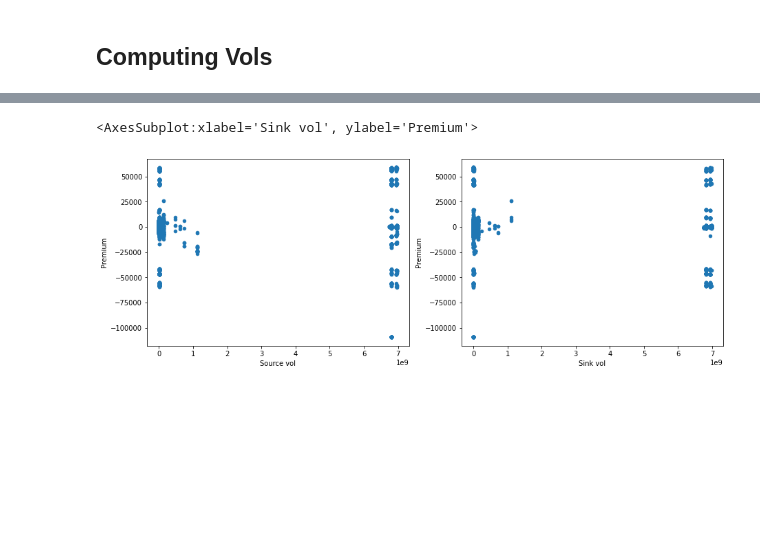
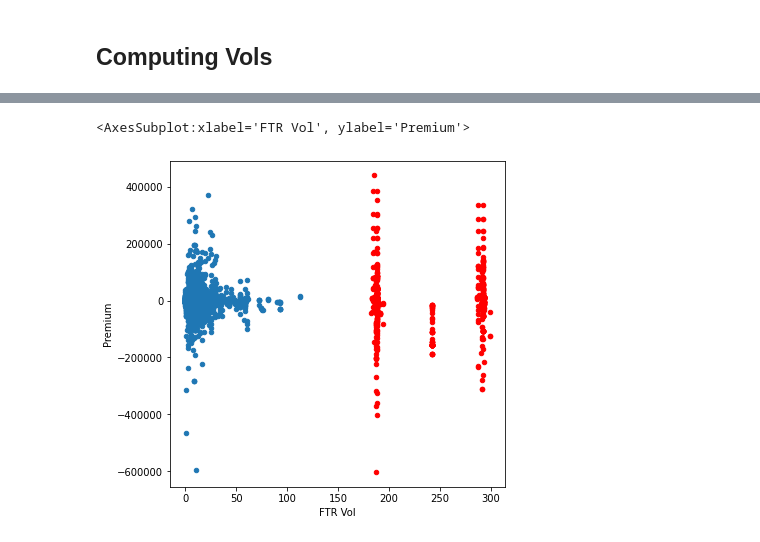
Before and after one commit to benkrakoff/FTR_project, a Jupyter notebook: FTR Exploration Code.ipynb, the cells around one changed output, grey strips where cells are left out. Cells and saved outputs as stored; diff of their text form; code cells hidden in the pictures; blank space fills up the shorter version.

```diff
--- a/FTR Exploration Code.ipynb
+++ b/FTR Exploration Code.ipynb
@@ -202,8 +175,43 @@ auc_results.sample(3)
+# %%
+def lookup_vol(df, lmps):
+    source = df['Source PNODEID'].iloc[0]
+    sink = df['Sink PNODEID'].iloc[0]
+    #return lmps[source].cov(lmps[sink])
+    return (lmps[source]-lmps[sink]).std()
+
+class_types = ['OffPeak', 'OnPeak', '24H']
+split_auc = {}
+lmp_filt = {}
+
+for c in class_types:
+    split_auc[c] = auc_results[auc_results['Class Type'] == c]
+    if c == 'OnPeak':
+        lmp_filt[c] = ((Feb_hrl_lmps.index.weekday <= 5) &\
+            (Feb_hrl_lmps.index.hour >= 7) &\
+            (Feb_hrl_lmps.index.hour < 23))
+    elif c == 'OffPeak':
+        lmp_filt[c] = ~((Feb_hrl_lmps.index.weekday <= 5) &\
+            (Feb_hrl_lmps.index.hour >= 7) &\
+            (Feb_hrl_lmps.index.hour < 23))
+    else:
+        lmp_filt[c] = Feb_hrl_lmps.index.weekday <= 7 #All days of week
+
+
+for c in class_types:
+    new = split_auc[c].groupby(by=['Source PNODEID', 'Sink PNODEID']).apply(lookup_vol, Feb_hrl_lmps[lmp_filt[c]])
+    new.rename('new', inplace=True)
+    split_auc[c] = split_auc[c].merge(right=new, left_on = ['Source PNODEID', 'Sink PNODEID'], right_index = True)
+    split_auc[c].rename(columns={'new':'FTR Vol'}, inplace=True)
+    del new
+
+auc_results = pd.concat([split_auc[c] for c in class_types], ignore_index=True)
 # %%
-fig, ax = plt.subplots(1, 2, figsize=(15, 5))
+fig, ax = plt.subplots(1,1,figsize=(6,6))
 
-auc_results.plot.scatter(x = 'Source vol', y = 'Premium', ax = ax[0])
-auc_results.plot.scatter(x = 'Sink vol', y = 'Premium', ax = ax[1])
+auc_results['FTR Percent Vol'] = auc_results['FTR Vol']/np.maximum(auc_results['Obligation MCP'].abs(),np.ones(auc_results.shape[0]))
+outliers = (auc_results['Payoff'] > 50000) | (auc_results['Payoff'] < -50000)
+auc_results[~outliers].plot.scatter(x='FTR Vol', y = 'Premium',ax=ax)
+auc_results[outliers].plot.scatter(x='FTR Vol', y = 'Premium',ax=ax,color='red')
 # %% [output]
-<AxesSubplot:xlabel='Sink vol', ylabel='Premium'>
+<AxesSubplot:xlabel='FTR Vol', ylabel='Premium'>
-[figure, old version]
+[figure, new version]
```
Also changed, not shown: parts of 41 cells of this notebook, 1 other file.
